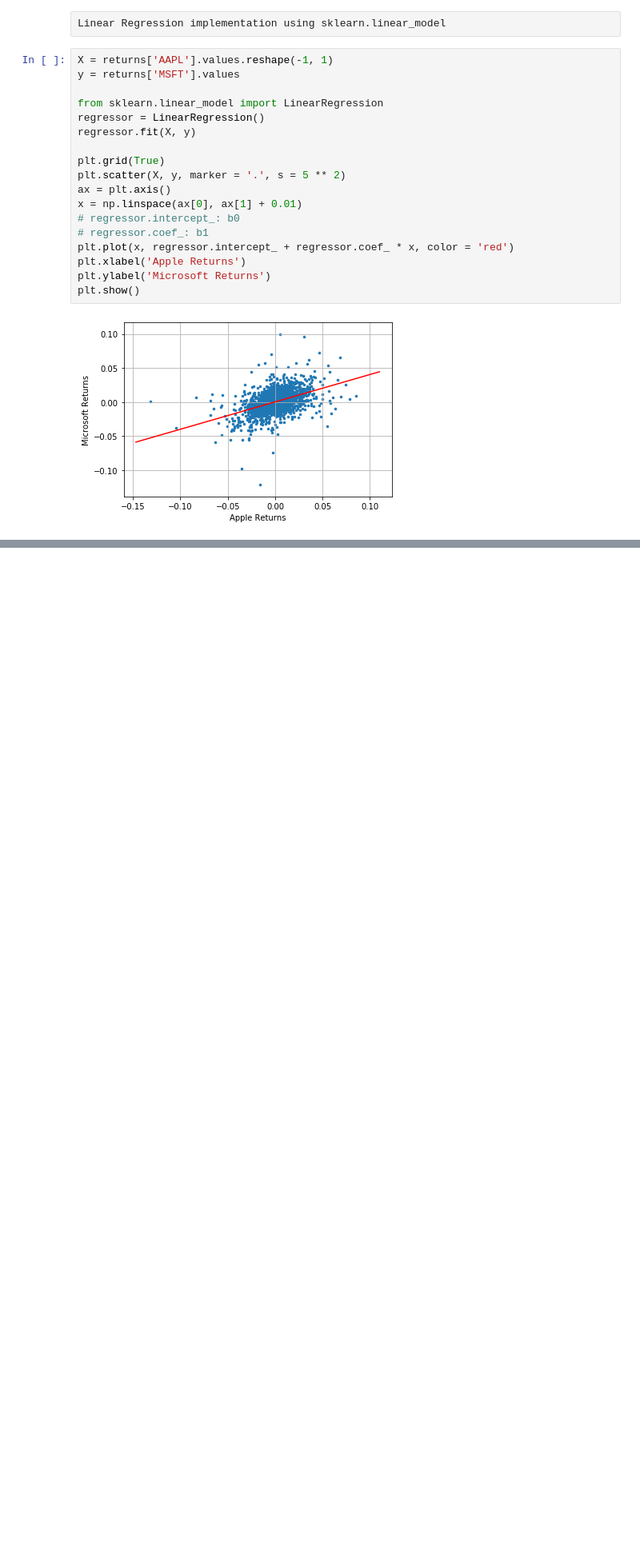
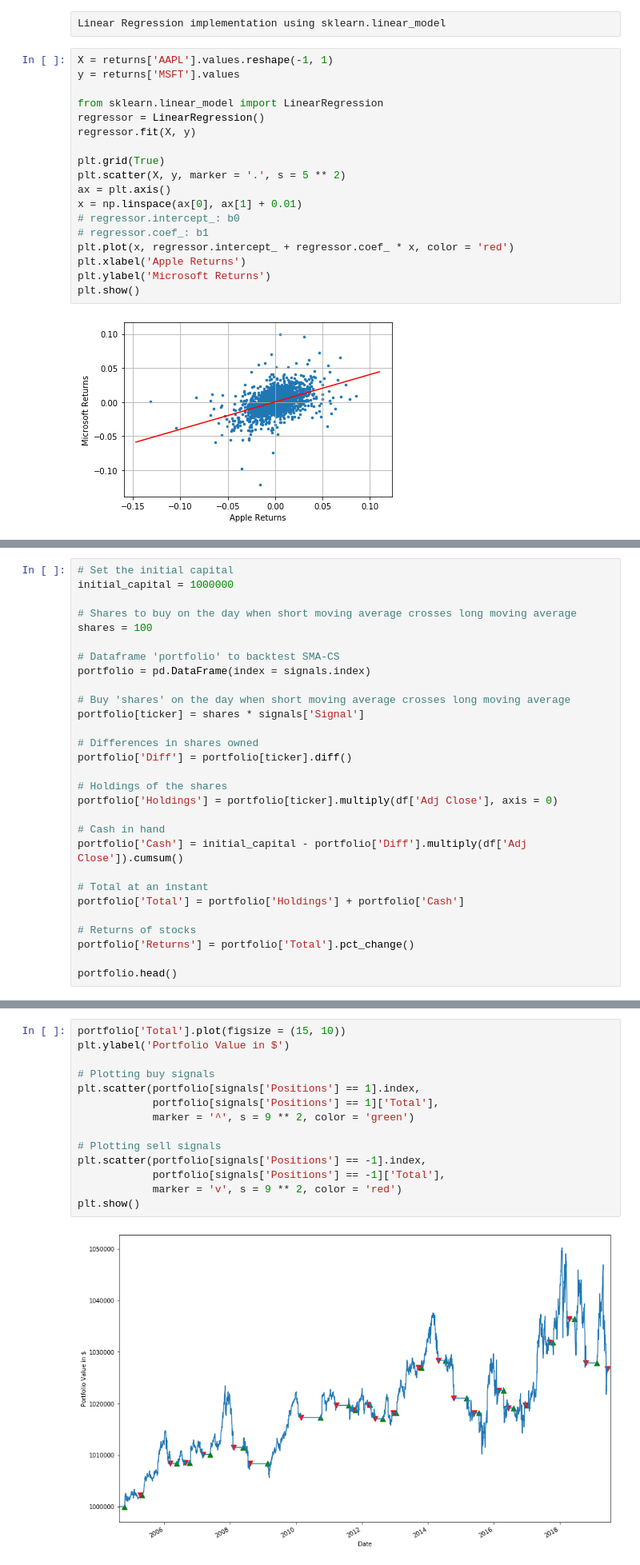
Before and after one commit to mehrakartik/sma-crossover-strategy, a Jupyter notebook: Practice_K.ipynb, the cells around one changed output, grey strips where cells are left out. Shown at 80% size. Cells and saved outputs as stored; diff of their text form; blank space fills up the shorter version.

```diff
--- a/Practice_K.ipynb
+++ b/Practice_K.ipynb
@@ -332,0 +364,29 @@ See the caveats in the documentation: http://pandas.pydata.org/pandas-docs/stabl
+# %%
+# Set the initial capital
+initial_capital = 1000000
+
+# Shares to buy on the day when short moving average crosses long moving average
+shares = 100
+
+# Dataframe 'portfolio' to backtest SMA-CS
+portfolio = pd.DataFrame(index = signals.index)
+
+# Buy 'shares' on the day when short moving average crosses long moving average
+portfolio[ticker] = shares * signals['Signal']
+
+# Differences in shares owned
+portfolio['Diff'] = portfolio[ticker].diff()
+
+# Holdings of the shares
+portfolio['Holdings'] = portfolio[ticker].multiply(df['Adj Close'], axis = 0)
+
+# Cash in hand
+portfolio['Cash'] = initial_capital - portfolio['Diff'].multiply(df['Adj Close']).cumsum()
+
+# Total at an instant
+portfolio['Total'] = portfolio['Holdings'] + portfolio['Cash']
+
+# Returns of stocks
+portfolio['Returns'] = portfolio['Total'].pct_change()
+
+portfolio.head()
@@ -332,0 +401,16 @@ See the caveats in the documentation: http://pandas.pydata.org/pandas-docs/stabl
+# %%
+portfolio['Total'].plot(figsize = (15, 10))
+plt.ylabel('Portfolio Value in $')
+
+# Plotting buy signals
+plt.scatter(portfolio[signals['Positions'] == 1].index,
+            portfolio[signals['Positions'] == 1]['Total'],
+            marker = '^', s = 9 ** 2, color = 'green')
+
+# Plotting sell signals
+plt.scatter(portfolio[signals['Positions'] == -1].index,
+            portfolio[signals['Positions'] == -1]['Total'],
+            marker = 'v', s = 9 ** 2, color = 'red')
+plt.show()
+# %% [output]
+[figure, added]
```
Also changed, not shown: parts of 7 cells of this notebook.
